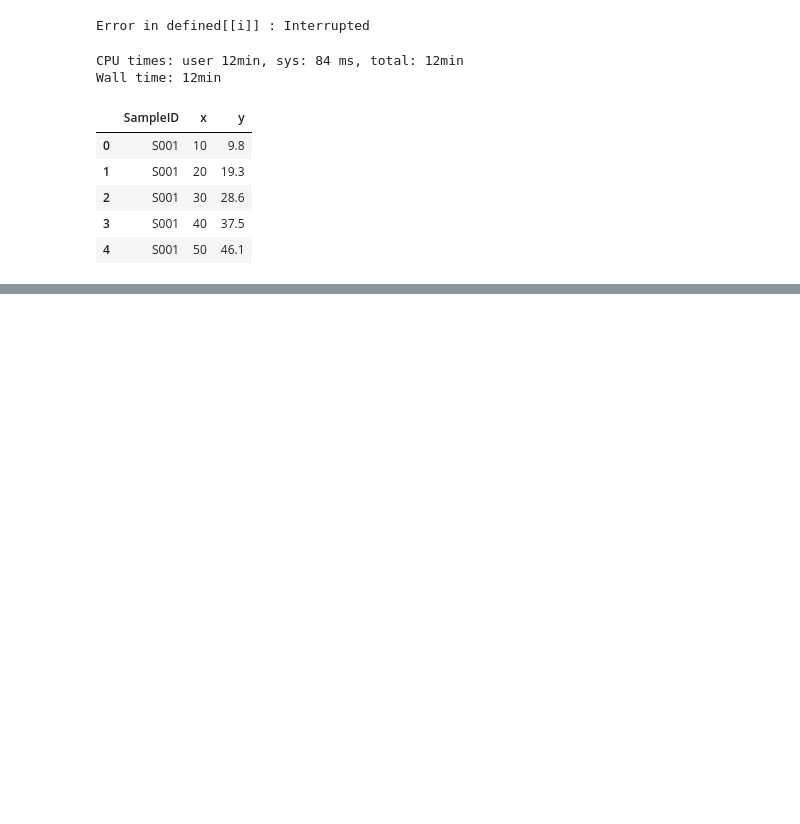
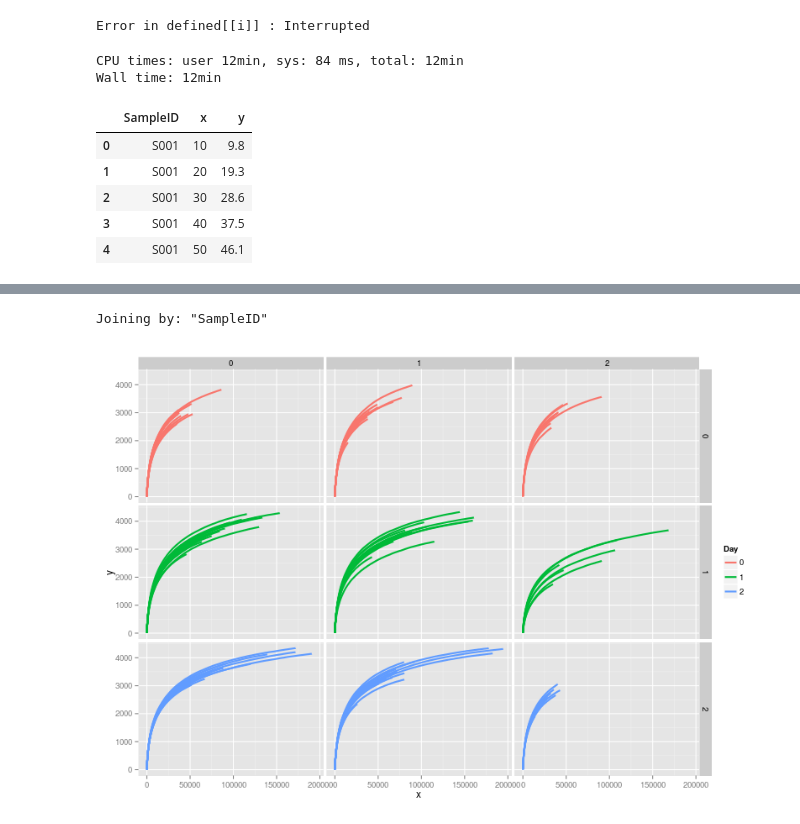
Before and after one commit to TheaWhitman/PyOM, a Jupyter notebook: manuscript_figures/rarefaction.ipynb, the cells around one changed output, grey strips where cells are left out. Drawn from its saved outputs; the diff is of its cells as text; code cells hidden in the pictures; blank space fills up the shorter version.

```diff
--- a/manuscript_figures/rarefaction.ipynb
+++ b/manuscript_figures/rarefaction.ipynb
@@ -80,0 +81,15 @@ Joining by: "SampleID"
+# %%
+%%R -w 800 -h 550
+d.plot = d %>%
+    left_join(md)
+
+p = ggplot(d.plot, aes(x = x, y = y, group = SampleID, color = Day))
+
+p = p + facet_grid(Day ~ Amdmt)
+
+p = p + geom_line(size = 1)
+
+p
+# %% [output]
+Joining by: "SampleID"
+[figure, added]
```
Also changed, not shown: parts of 1 cell of this notebook.
